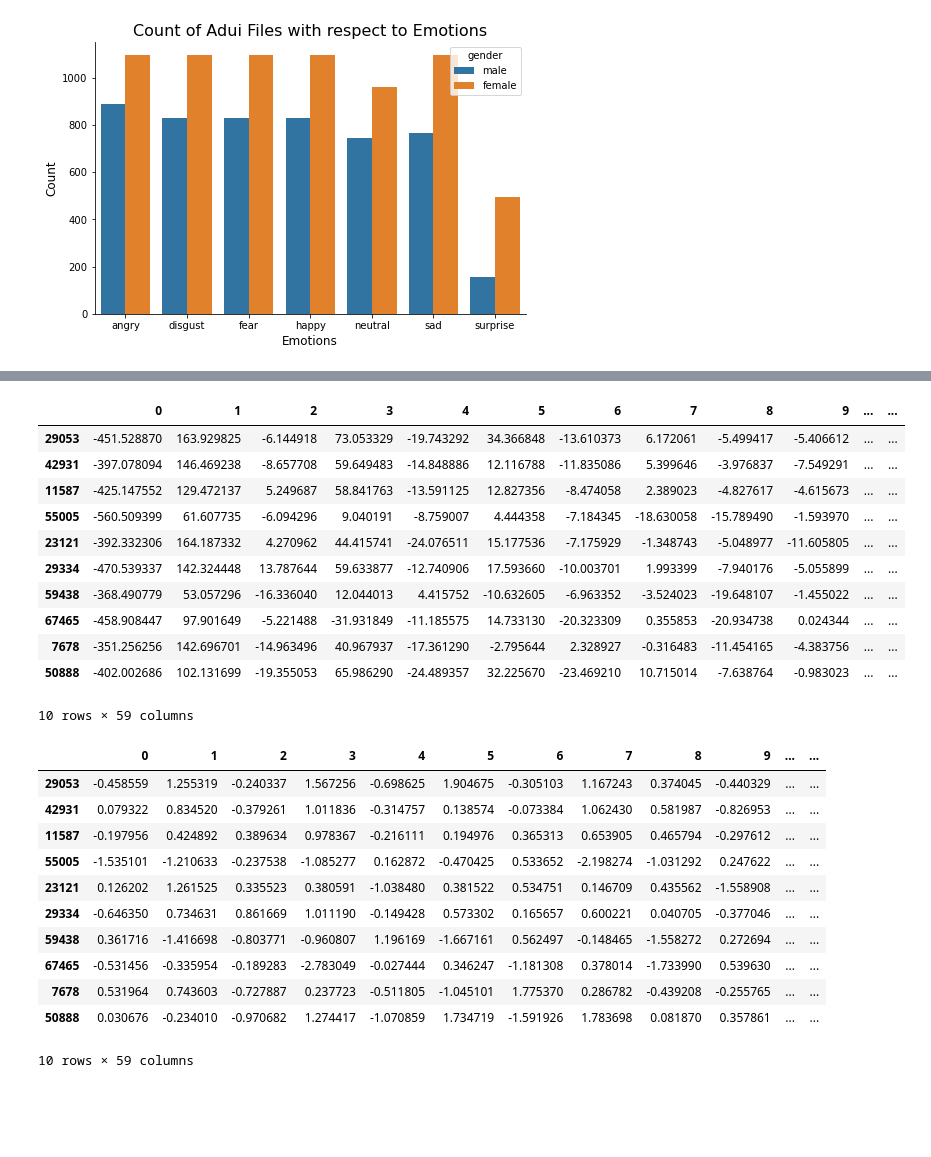
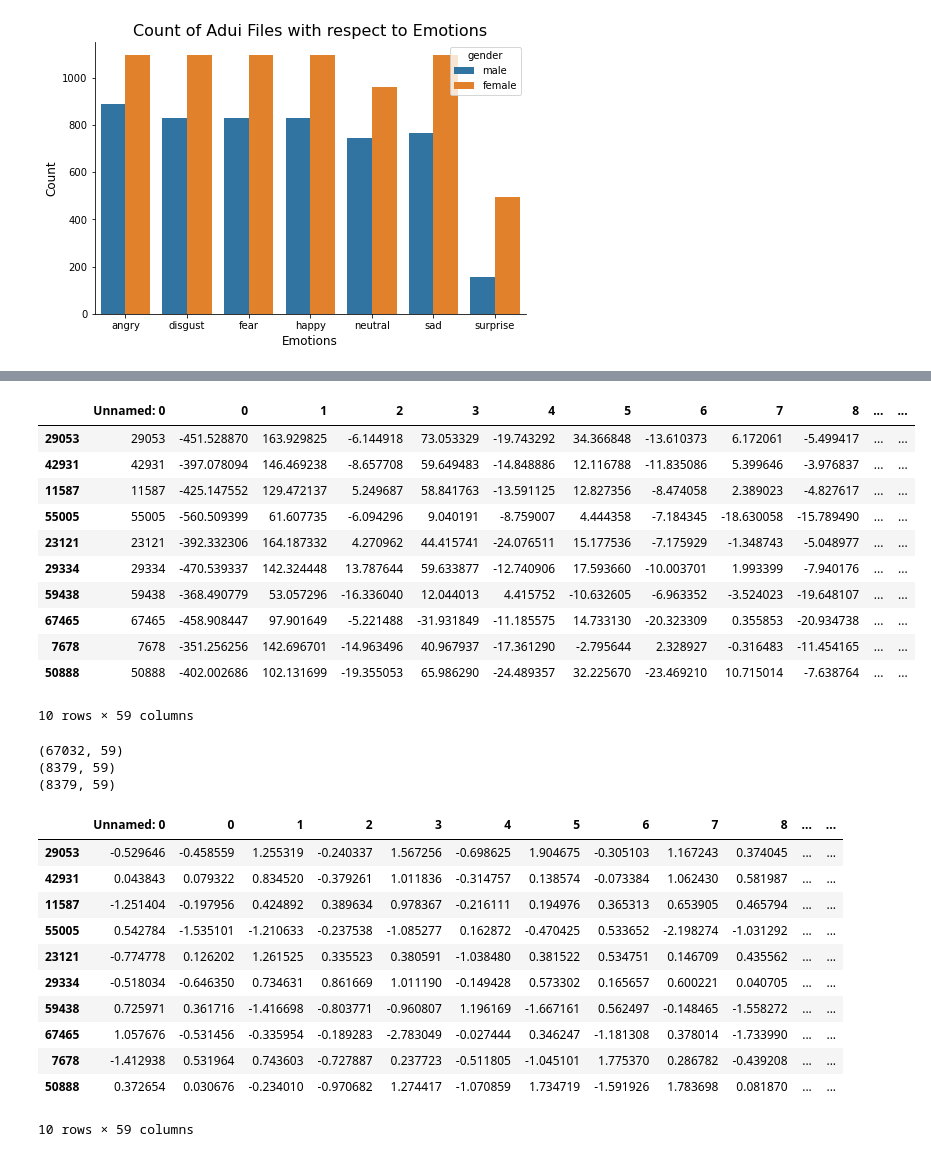
Before and after one commit to maezzedine/CMPS287-Speech-Emotion-Recognition, a Jupyter notebook: Speech Emotions Detection.ipynb, the cells around one changed output, grey strips where cells are left out. Drawn from its saved outputs; the diff is of its cells as text; code cells hidden in the pictures; blank space fills up the shorter version.

Commit message:
Trained and saved the model

```diff
--- a/Speech Emotions Detection.ipynb
+++ b/Speech Emotions Detection.ipynb
@@ -384,7 +385,7 @@ if not features_state_saved:
 
     df = pd.DataFrame(X)
     df['gender'] = genders
-    df['label'] = Y
+    df['labels'] = Y
 
     df.to_csv(features_state_path)
     features_state_saved = True
@@ -408,0 +410,2 @@ df
+# %%
+df = df.drop(['gender'], axis=1)
@@ -409,22 +428,27 @@ df
 # %%
-# split the data: 80% train and 20% validation
-X_train, X_test, y_train, y_test = train_test_split(df.drop(['label'], axis=1),
-                                                   df['label'],
+# split the data: 80% train and 10% validation 10% test
+X_train, X_test, y_train, y_test = train_test_split(df.drop(['labels'], axis=1),
+                                                   df['labels'],
                                                    test_size=0.2,
                                                    shuffle=True,
                                                    random_state=42)
 
+X_val, X_test, y_val, y_test = train_test_split(X_test, y_test,
+                                               test_size=0.5,
+                                               shuffle=True,
+                                               random_state=42)
+
 X_train[:10]
 # %% [output]
-|  | 0 | 1 | 2 | 3 | 4 | 5 | 6 | 7 | 8 | 9 | ... | ... |
-| 29053 | -451.528870 | 163.929825 | -6.144918 | 73.053329 | -19.743292 | 34.366848 | -13.610373 | 6.172061 | -5.499417 | -5.406612 | ... | ... |
-| 42931 | -397.078094 | 146.469238 | -8.657708 | 59.649483 | -14.848886 | 12.116788 | -11.835086 | 5.399646 | -3.976837 | -7.549291 | ... | ... |
-| 11587 | -425.147552 | 129.472137 | 5.249687 | 58.841763 | -13.591125 | 12.827356 | -8.474058 | 2.389023 | -4.827617 | -4.615673 | ... | ... |
-| 55005 | -560.509399 | 61.607735 | -6.094296 | 9.040191 | -8.759007 | 4.444358 | -7.184345 | -18.630058 | -15.789490 | -1.593970 | ... | ... |
-| 23121 | -392.332306 | 164.187332 | 4.270962 | 44.415741 | -24.076511 | 15.177536 | -7.175929 | -1.348743 | -5.048977 | -11.605805 | ... | ... |
-| 29334 | -470.539337 | 142.324448 | 13.787644 | 59.633877 | -12.740906 | 17.593660 | -10.003701 | 1.993399 | -7.940176 | -5.055899 | ... | ... |
-| 59438 | -368.490779 | 53.057296 | -16.336040 | 12.044013 | 4.415752 | -10.632605 | -6.963352 | -3.524023 | -19.648107 | -1.455022 | ... | ... |
-| 67465 | -458.908447 | 97.901649 | -5.221488 | -31.931849 | -11.185575 | 14.733130 | -20.323309 | 0.355853 | -20.934738 | 0.024344 | ... | ... |
-| 7678 | -351.256256 | 142.696701 | -14.963496 | 40.967937 | -17.361290 | -2.795644 | 2.328927 | -0.316483 | -11.454165 | -4.383756 | ... | ... |
-| 50888 | -402.002686 | 102.131699 | -19.355053 | 65.986290 | -24.489357 | 32.225670 | -23.469210 | 10.715014 | -7.638764 | -0.983023 | ... | ... |
+|  | Unnamed: 0 | 0 | 1 | 2 | 3 | 4 | 5 | 6 | 7 | 8 | ... | ... |
+| 29053 | 29053 | -451.528870 | 163.929825 | -6.144918 | 73.053329 | -19.743292 | 34.366848 | -13.610373 | 6.172061 | -5.499417 | ... | ... |
+| 42931 | 42931 | -397.078094 | 146.469238 | -8.657708 | 59.649483 | -14.848886 | 12.116788 | -11.835086 | 5.399646 | -3.976837 | ... | ... |
+| 11587 | 11587 | -425.147552 | 129.472137 | 5.249687 | 58.841763 | -13.591125 | 12.827356 | -8.474058 | 2.389023 | -4.827617 | ... | ... |
+| 55005 | 55005 | -560.509399 | 61.607735 | -6.094296 | 9.040191 | -8.759007 | 4.444358 | -7.184345 | -18.630058 | -15.789490 | ... | ... |
+| 23121 | 23121 | -392.332306 | 164.187332 | 4.270962 | 44.415741 | -24.076511 | 15.177536 | -7.175929 | -1.348743 | -5.048977 | ... | ... |
+| 29334 | 29334 | -470.539337 | 142.324448 | 13.787644 | 59.633877 | -12.740906 | 17.593660 | -10.003701 | 1.993399 | -7.940176 | ... | ... |
+| 59438 | 59438 | -368.490779 | 53.057296 | -16.336040 | 12.044013 | 4.415752 | -10.632605 | -6.963352 | -3.524023 | -19.648107 | ... | ... |
+| 67465 | 67465 | -458.908447 | 97.901649 | -5.221488 | -31.931849 | -11.185575 | 14.733130 | -20.323309 | 0.355853 | -20.934738 | ... | ... |
+| 7678 | 7678 | -351.256256 | 142.696701 | -14.963496 | 40.967937 | -17.361290 | -2.795644 | 2.328927 | -0.316483 | -11.454165 | ... | ... |
+| 50888 | 50888 | -402.002686 | 102.131699 | -19.355053 | 65.986290 | -24.489357 | 32.225670 | -23.469210 | 10.715014 | -7.638764 | ... | ... |
 10 rows × 59 columns
@@ -434,26 +455,32 @@ genders_test = X_test['gender']
+# %%
+print(X_train.shape)
+print(X_val.shape)
+print(X_test.shape)
+# %% [output]
+(67032, 59)
+(8379, 59)
+(8379, 59)
 # %%
 # Normalizing the values
 mean = np.mean(X_train, axis=0)
 std = np.std(X_train, axis=0)
 
 X_train = (X_train - mean)/std
-X_train['gender'] = genders_train
-
+X_val = (X_val - mean)/std
 X_test = (X_test - mean)/std
-X_test['gender'] = genders_test
 
 X_train[:10]
 # %% [output]
-|  | 0 | 1 | 2 | 3 | 4 | 5 | 6 | 7 | 8 | 9 | ... | ... |
-| 29053 | -0.458559 | 1.255319 | -0.240337 | 1.567256 | -0.698625 | 1.904675 | -0.305103 | 1.167243 | 0.374045 | -0.440329 | ... | ... |
-| 42931 | 0.079322 | 0.834520 | -0.379261 | 1.011836 | -0.314757 | 0.138574 | -0.073384 | 1.062430 | 0.581987 | -0.826953 | ... | ... |
-| 11587 | -0.197956 | 0.424892 | 0.389634 | 0.978367 | -0.216111 | 0.194976 | 0.365313 | 0.653905 | 0.465794 | -0.297612 | ... | ... |
-| 55005 | -1.535101 | -1.210633 | -0.237538 | -1.085277 | 0.162872 | -0.470425 | 0.533652 | -2.198274 | -1.031292 | 0.247622 | ... | ... |
-| 23121 | 0.126202 | 1.261525 | 0.335523 | 0.380591 | -1.038480 | 0.381522 | 0.534751 | 0.146709 | 0.435562 | -1.558908 | ... | ... |
-| 29334 | -0.646350 | 0.734631 | 0.861669 | 1.011190 | -0.149428 | 0.573302 | 0.165657 | 0.600221 | 0.040705 | -0.377046 | ... | ... |
-| 59438 | 0.361716 | -1.416698 | -0.803771 | -0.960807 | 1.196169 | -1.667161 | 0.562497 | -0.148465 | -1.558272 | 0.272694 | ... | ... |
-| 67465 | -0.531456 | -0.335954 | -0.189283 | -2.783049 | -0.027444 | 0.346247 | -1.181308 | 0.378014 | -1.733990 | 0.539630 | ... | ... |
-| 7678 | 0.531964 | 0.743603 | -0.727887 | 0.237723 | -0.511805 | -1.045101 | 1.775370 | 0.286782 | -0.439208 | -0.255765 | ... | ... |
-| 50888 | 0.030676 | -0.234010 | -0.970682 | 1.274417 | -1.070859 | 1.734719 | -1.591926 | 1.783698 | 0.081870 | 0.357861 | ... | ... |
+|  | Unnamed: 0 | 0 | 1 | 2 | 3 | 4 | 5 | 6 | 7 | 8 | ... | ... |
+| 29053 | -0.529646 | -0.458559 | 1.255319 | -0.240337 | 1.567256 | -0.698625 | 1.904675 | -0.305103 | 1.167243 | 0.374045 | ... | ... |
+| 42931 | 0.043843 | 0.079322 | 0.834520 | -0.379261 | 1.011836 | -0.314757 | 0.138574 | -0.073384 | 1.062430 | 0.581987 | ... | ... |
+| 11587 | -1.251404 | -0.197956 | 0.424892 | 0.389634 | 0.978367 | -0.216111 | 0.194976 | 0.365313 | 0.653905 | 0.465794 | ... | ... |
+| 55005 | 0.542784 | -1.535101 | -1.210633 | -0.237538 | -1.085277 | 0.162872 | -0.470425 | 0.533652 | -2.198274 | -1.031292 | ... | ... |
+| 23121 | -0.774778 | 0.126202 | 1.261525 | 0.335523 | 0.380591 | -1.038480 | 0.381522 | 0.534751 | 0.146709 | 0.435562 | ... | ... |
+| 29334 | -0.518034 | -0.646350 | 0.734631 | 0.861669 | 1.011190 | -0.149428 | 0.573302 | 0.165657 | 0.600221 | 0.040705 | ... | ... |
+| 59438 | 0.725971 | 0.361716 | -1.416698 | -0.803771 | -0.960807 | 1.196169 | -1.667161 | 0.562497 | -0.148465 | -1.558272 | ... | ... |
+| 67465 | 1.057676 | -0.531456 | -0.335954 | -0.189283 | -2.783049 | -0.027444 | 0.346247 | -1.181308 | 0.378014 | -1.733990 | ... | ... |
+| 7678 | -1.412938 | 0.531964 | 0.743603 | -0.727887 | 0.237723 | -0.511805 | -1.045101 | 1.775370 | 0.286782 | -0.439208 | ... | ... |
+| 50888 | 0.372654 | 0.030676 | -0.234010 | -0.970682 | 1.274417 | -1.070859 | 1.734719 | -1.591926 | 1.783698 | 0.081870 | ... | ... |
 10 rows × 59 columns
 # %%
```
Also changed, not shown: parts of 16 cells of this notebook, 5 other files.
